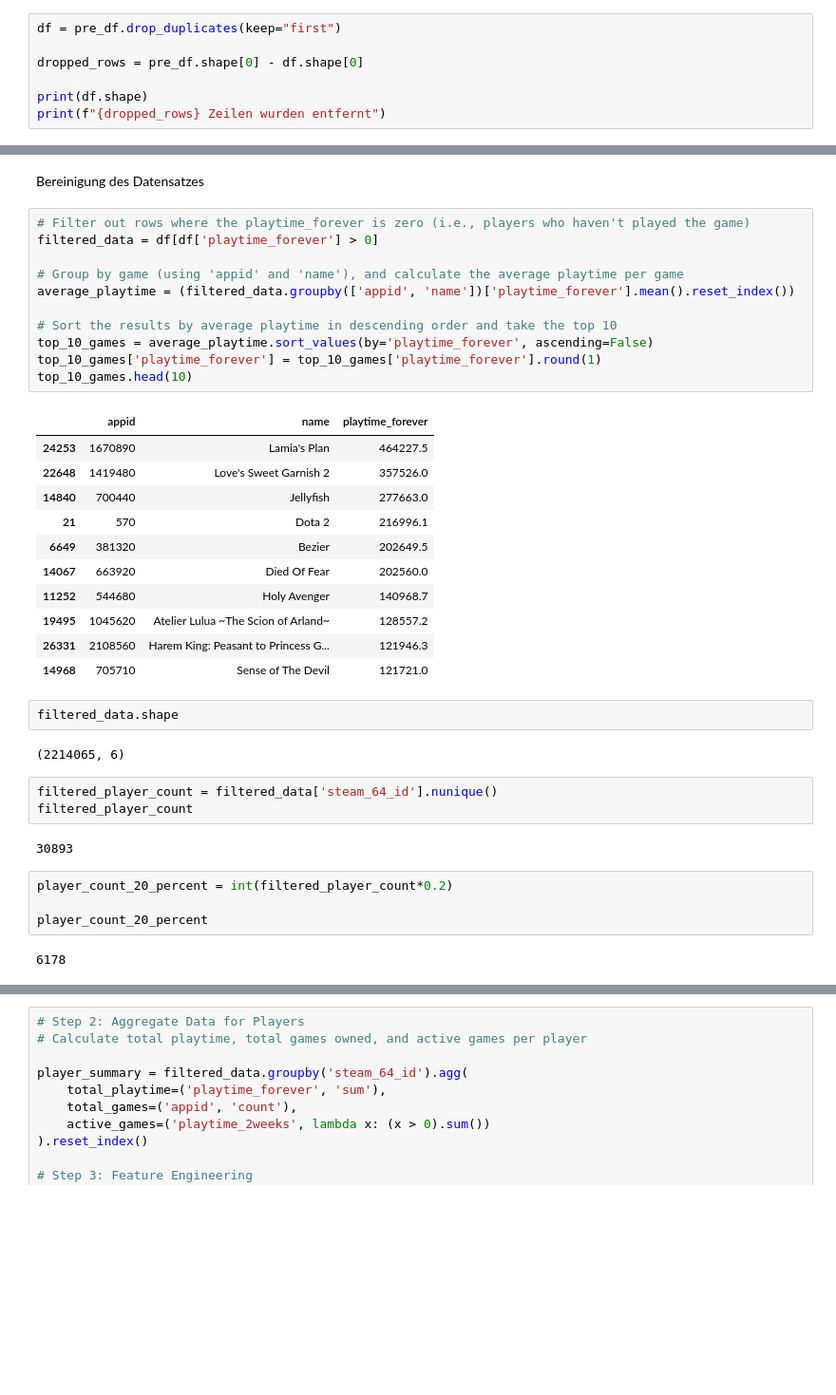
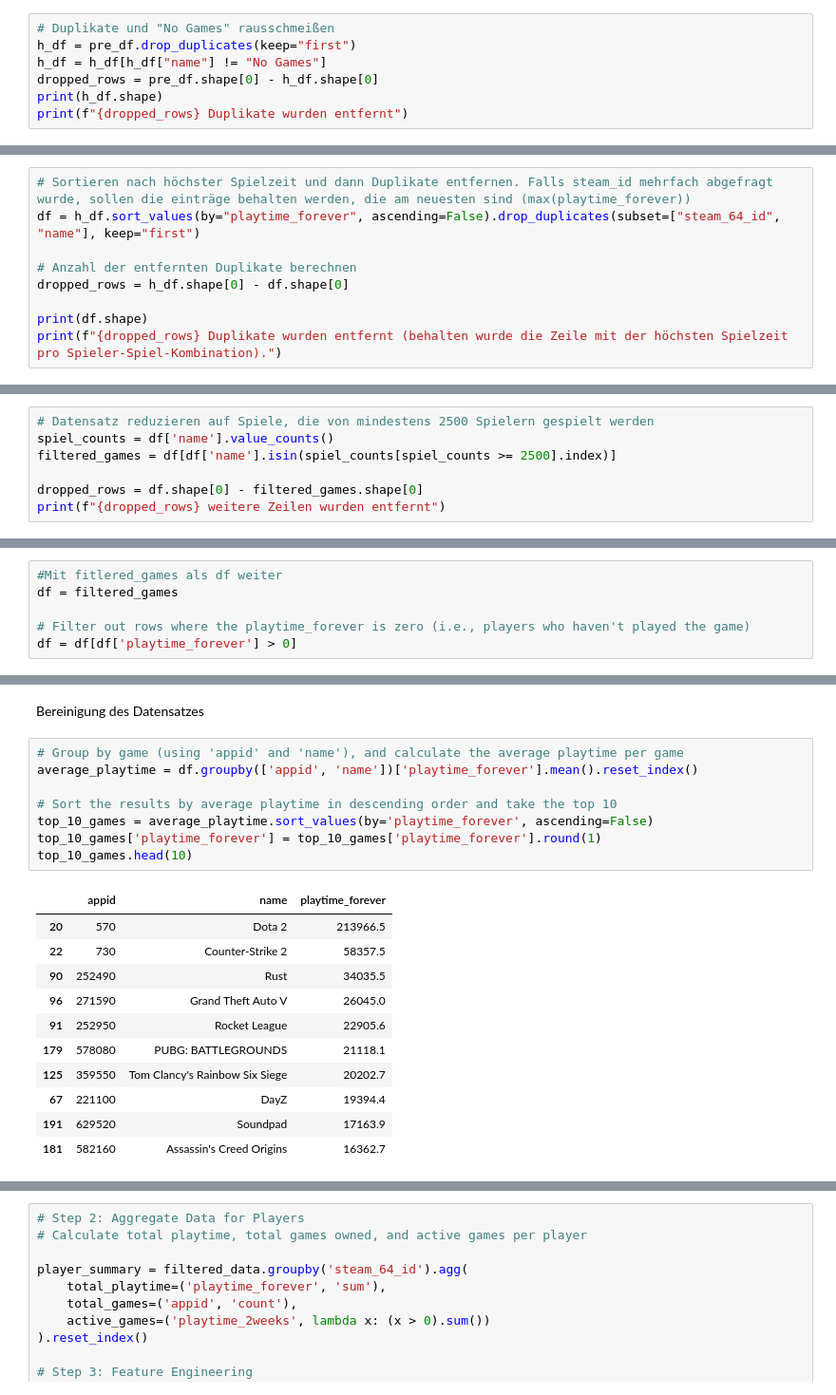
Before and after one commit to PaulUrs99/WebMining_final, a Jupyter notebook: Lucian/owned_games_analysis.ipynb, the cells around one changed output, grey strips where cells are left out. Shown: that part at 95% size. Saved outputs shown, nothing was run; the diff lists cells and outputs as text; blank space fills up the shorter version.

```diff
--- a/Lucian/owned_games_analysis.ipynb
+++ b/Lucian/owned_games_analysis.ipynb
@@ -47,8 +45,8 @@ print(pre_df.shape)
 # %%
-df = pre_df.drop_duplicates(keep="first")
-
-dropped_rows = pre_df.shape[0] - df.shape[0]
-
-print(df.shape)
-print(f"{dropped_rows} Zeilen wurden entfernt")
+# Duplikate und "No Games" rausschmeißen
+h_df = pre_df.drop_duplicates(keep="first")
+h_df = h_df[h_df["name"] != "No Games"]
+dropped_rows = pre_df.shape[0] - h_df.shape[0]
+print(h_df.shape)
+print(f"{dropped_rows} Duplikate wurden entfernt")
 # %% [output]
@@ -56,0 +55,9 @@ print(f"{dropped_rows} Zeilen wurden entfernt")
+# %%
+# Sortieren nach höchster Spielzeit und dann Duplikate entfernen. Falls steam_id mehrfach abgefragt wurde, sollen die einträge behalten werden, die am neuesten sind (max(playtime_forever))
+df = h_df.sort_values(by="playtime_forever", ascending=False).drop_duplicates(subset=["steam_64_id", "name"], keep="first")
+
+# Anzahl der entfernten Duplikate berechnen
+dropped_rows = h_df.shape[0] - df.shape[0]
+
+print(df.shape)
+print(f"{dropped_rows} Duplikate wurden entfernt (behalten wurde die Zeile mit der höchsten Spielzeit pro Spieler-Spiel-Kombination).")
@@ -56,0 +67,7 @@ print(f"{dropped_rows} Zeilen wurden entfernt")
+# %%
+# Datensatz reduzieren auf Spiele, die von mindestens 2500 Spielern gespielt werden
+spiel_counts = df['name'].value_counts()
+filtered_games = df[df['name'].isin(spiel_counts[spiel_counts >= 2500].index)]
+
+dropped_rows = df.shape[0] - filtered_games.shape[0]
+print(f"{dropped_rows} weitere Zeilen wurden entfernt")
@@ -57,3 +111,9 @@ print(f"{dropped_rows} Zeilen wurden entfernt")
+# %%
+#Mit fitlered_games als df weiter
+df = filtered_games
+
+# Filter out rows where the playtime_forever is zero (i.e., players who haven't played the game)
+df = df[df['playtime_forever'] > 0]
 # %%
 # Größe des Datensatzes
 dataset_size = df.shape
@@ -103,40 +161,22 @@ Name: playtime_forever, dtype: Int64
 # %% [markdown]
 Bereinigung des Datensatzes
 # %%
-# Filter out rows where the playtime_forever is zero (i.e., players who haven't played the game)
-filtered_data = df[df['playtime_forever'] > 0]
-
 # Group by game (using 'appid' and 'name'), and calculate the average playtime per game
-average_playtime = (filtered_data.groupby(['appid', 'name'])['playtime_forever'].mean().reset_index())
+average_playtime = df.groupby(['appid', 'name'])['playtime_forever'].mean().reset_index()
 
 # Sort the results by average playtime in descending order and take the top 10
 top_10_games = average_playtime.sort_values(by='playtime_forever', ascending=False)
 top_10_games['playtime_forever'] = top_10_games['playtime_forever'].round(1)
 top_10_games.head(10)
 # %% [output]
 |  | appid | name | playtime_forever |
-| 24253 | 1670890 | Lamia's Plan | 464227.5 |
-| 22648 | 1419480 | Love's Sweet Garnish 2 | 357526.0 |
-| 14840 | 700440 | Jellyfish | 277663.0 |
-| 21 | 570 | Dota 2 | 216996.1 |
-| 6649 | 381320 | Bezier | 202649.5 |
-| 14067 | 663920 | Died Of Fear | 202560.0 |
-| 11252 | 544680 | Holy Avenger | 140968.7 |
-| 19495 | 1045620 | Atelier Lulua ~The Scion of Arland~ | 128557.2 |
-| 26331 | 2108560 | Harem King: Peasant to Princess G... | 121946.3 |
-| 14968 | 705710 | Sense of The Devil | 121721.0 |
+| 20 | 570 | Dota 2 | 213966.5 |
+| 22 | 730 | Counter-Strike 2 | 58357.5 |
+| 90 | 252490 | Rust | 34035.5 |
+| 96 | 271590 | Grand Theft Auto V | 26045.0 |
+| 91 | 252950 | Rocket League | 22905.6 |
+| 179 | 578080 | PUBG: BATTLEGROUNDS | 21118.1 |
+| 125 | 359550 | Tom Clancy's Rainbow Six Siege | 20202.7 |
+| 67 | 221100 | DayZ | 19394.4 |
+| 191 | 629520 | Soundpad | 17163.9 |
+| 181 | 582160 | Assassin's Creed Origins | 16362.7 |
-# %%
-filtered_data.shape
-# %% [output]
-(2214065, 6)
-# %%
-filtered_player_count = filtered_data['steam_64_id'].nunique()
-filtered_player_count
-# %% [output]
-30893
-# %%
-player_count_20_percent = int(filtered_player_count*0.2)
-
-player_count_20_percent
-# %% [output]
-6178
```
Also changed, not shown: parts of 17 cells of this notebook, 2 other files.
